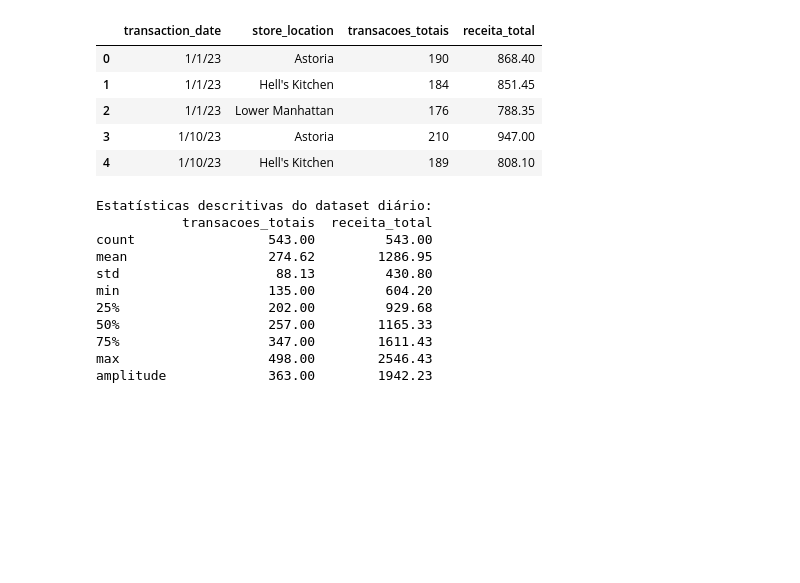
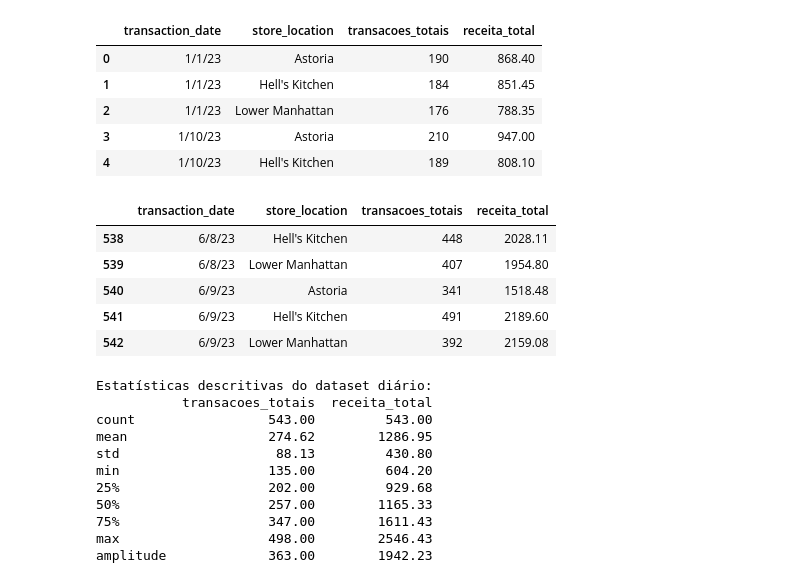
Before and after one commit to Glaucord/predicao_vendas_cafeteria, a Jupyter notebook: predicao_vendas_cafeteria.ipynb, the cells around one changed output. Drawn from its saved outputs; the diff is of its cells as text; code cells hidden in the pictures; blank space fills up the shorter version.

```diff
--- a/predicao_vendas_cafeteria.ipynb
+++ b/predicao_vendas_cafeteria.ipynb
@@ -98,6 +98,15 @@ df_diario.head()
 | 2 | 1/1/23 | Lower Manhattan | 176 | 788.35 |
 | 3 | 1/10/23 | Astoria | 210 | 947.00 |
 | 4 | 1/10/23 | Hell's Kitchen | 189 | 808.10 |
+# %%
+df_diario.tail()
+# %% [output]
+|  | transaction_date | store_location | transacoes_totais | receita_total |
+| 538 | 6/8/23 | Hell's Kitchen | 448 | 2028.11 |
+| 539 | 6/8/23 | Lower Manhattan | 407 | 1954.80 |
+| 540 | 6/9/23 | Astoria | 341 | 1518.48 |
+| 541 | 6/9/23 | Hell's Kitchen | 491 | 2189.60 |
+| 542 | 6/9/23 | Lower Manhattan | 392 | 2159.08 |
 # %%
 # Complementando as estatísticas descritivas do dataset diário com a amplitude.
 resumo = df_diario.describe().round(2)
```
Also changed, not shown: parts of 6 cells of this notebook.
